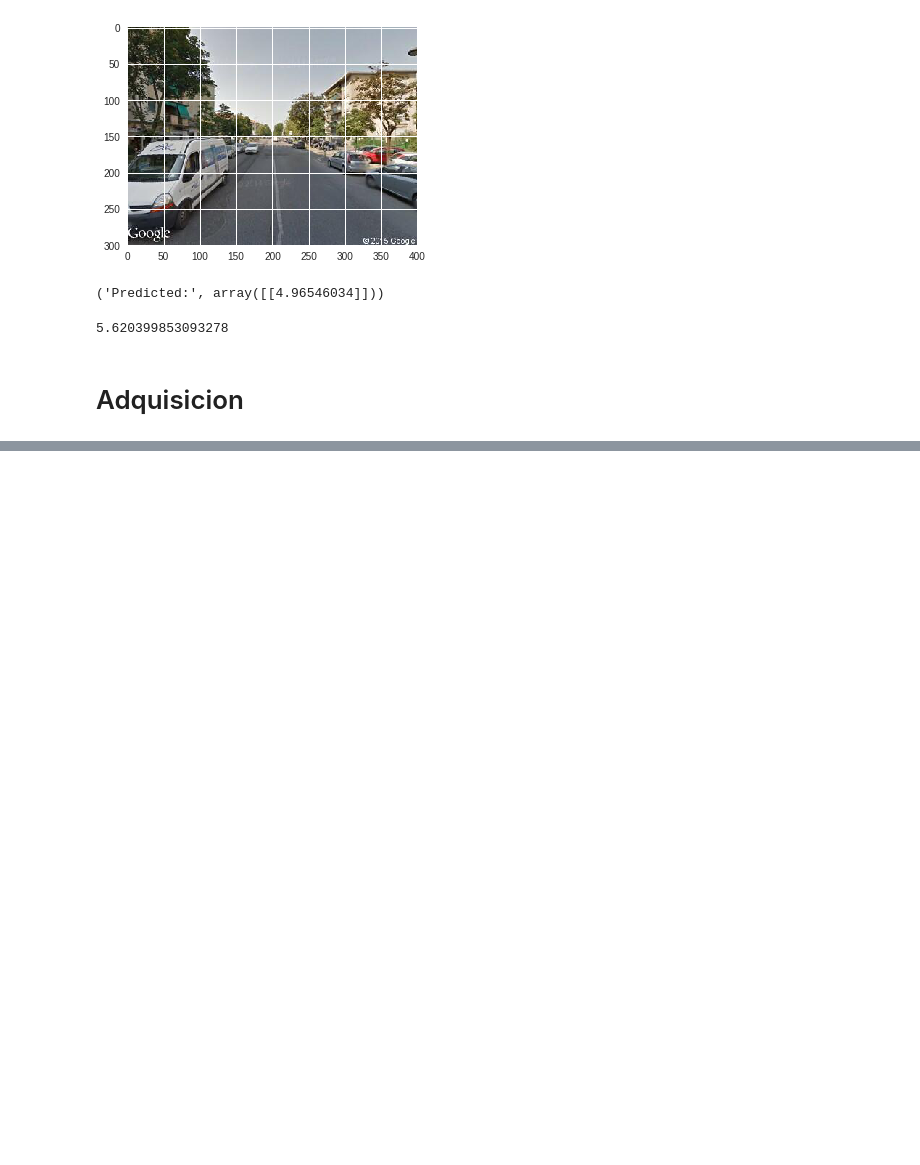
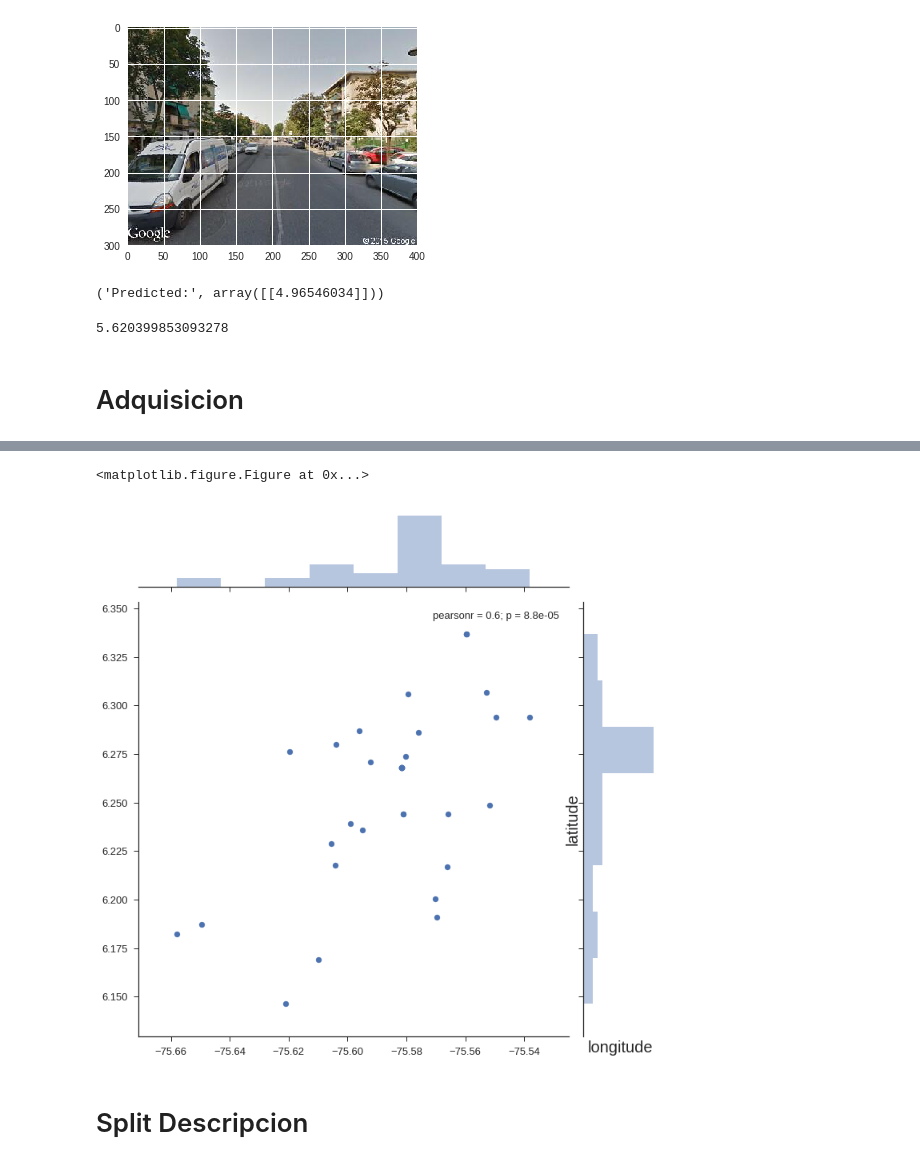
Before and after one commit to obabilonia/funciones_general, a Jupyter notebook: Adquisition.ipynb, the cells around one changed output, grey strips where cells are left out. Drawn from its saved outputs; the diff is of its cells as text; code cells hidden in the pictures; blank space fills up the shorter version.

```diff
--- a/Adquisition.ipynb
+++ b/Adquisition.ipynb
@@ -665,0 +729,2 @@ requests.get("https://apartamento.mercadolibre.com.co/MCO-476181808-apartamento-
+# %%
+figu = df[["lat","lng"]]
@@ -665,0 +733,17 @@ requests.get("https://apartamento.mercadolibre.com.co/MCO-476181808-apartamento-
+# %%
+plt.figure(figsize=(10,10))
+sns.set(font_scale = 1.3)
+sns.set_context(rc={"lines.linewidth": 2.5})
+sns.set_style("ticks")
+sns.jointplot(x=figu.lng.values, y=figu.lat.values, size=10)
+plt.ylabel("latitude", fontsize=20)
+plt.xlabel("longitude", fontsize=20)
+#plt.tick_params(axis='both',which='both', labelsize=20,color="r")
+#plt.tick_params()
+plt.show()
+#sns.despine
+# %% [output]
+<matplotlib.figure.Figure at 0x...>
+[figure, added]
+# %% [markdown]
+# Split Descripcion
```
Also changed, not shown: parts of 24 cells of this notebook.
